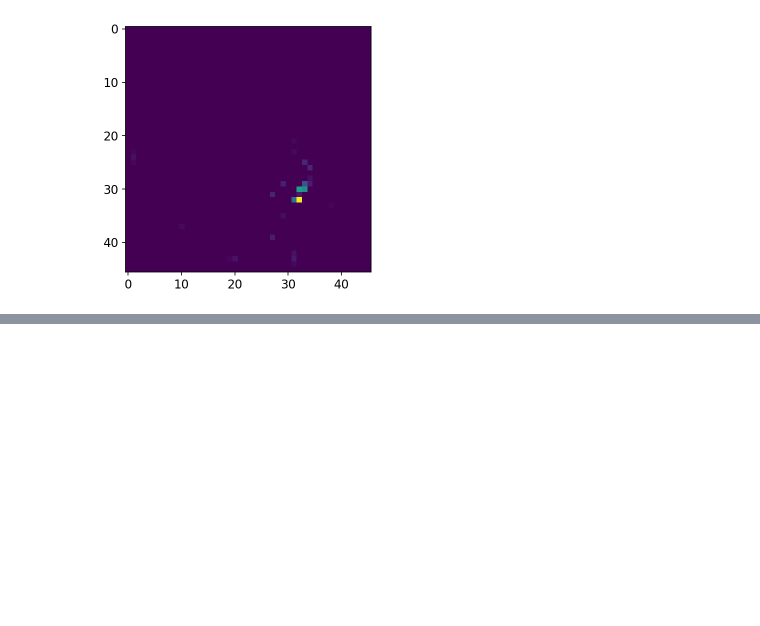
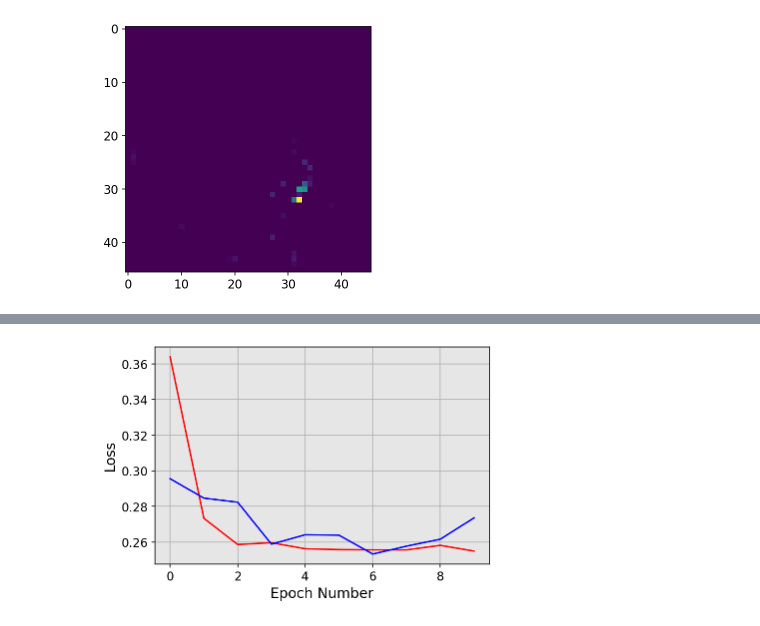
Before and after one commit to ai2es/WAF_ML_Tutorial_Part2, a Jupyter notebook: jupyter_notebooks/Notebook7_CNNs.ipynb, the cells around one changed output, grey strips where cells are left out. Drawn from its saved outputs; the diff is of its cells as text; code cells hidden in the pictures; blank space fills up the shorter version.

```diff
--- a/jupyter_notebooks/Notebook7_CNNs.ipynb
+++ b/jupyter_notebooks/Notebook7_CNNs.ipynb
@@ -511,0 +600,22 @@ The next notebook will dive into using U-nets, such that we can not only classif
+# %%
+model = tf.keras.models.Sequential([
+        #input layer
+        tf.keras.layers.Conv2D(1,kernel_size=3,activation='relu',input_shape=(ds_train.element_spec[0].shape[1:]),),
+
+        #need to flatten/ravel the 2d image into a 1d vector
+        tf.keras.layers.Flatten(),
+
+        #add dense layer
+        tf.keras.layers.Dense(16,activation='relu'),
+        #add a layer of dropout where 1/3 of the neurons are randomly turned off
+        tf.keras.layers.Dropout(0.33),
+        #add another dense layer
+        tf.keras.layers.Dense(32,activation='relu'),
+        #add another dropout layer
+        tf.keras.layers.Dropout(0.33),
+
+        #output layer (apply sigmoid because binary classification
+        tf.keras.layers.Dense(1,activation='sigmoid')
+        ])
+
+model.summary()
@@ -511,0 +640,4 @@ The next notebook will dive into using U-nets, such that we can not only classif
+# %%
+model.compile(loss=tf.keras.losses.BinaryCrossentropy(),optimizer=tf.keras.optimizers.RMSprop(learning_rate=1e-3))
+
+history = model.fit(ds_train,validation_data=ds_val,epochs=10)
@@ -511,0 +665,8 @@ The next notebook will dive into using U-nets, such that we can not only classif
+# %%
+plt.plot(history.history['loss'],'-r')
+plt.plot(history.history['val_loss'],'-b')
+plt.xlabel('Epoch Number')
+plt.ylabel('Loss')
+plt.grid()
+# %% [output]
+[figure, added]
```
Also changed, not shown: parts of 15 cells of this notebook, 32 other files.
